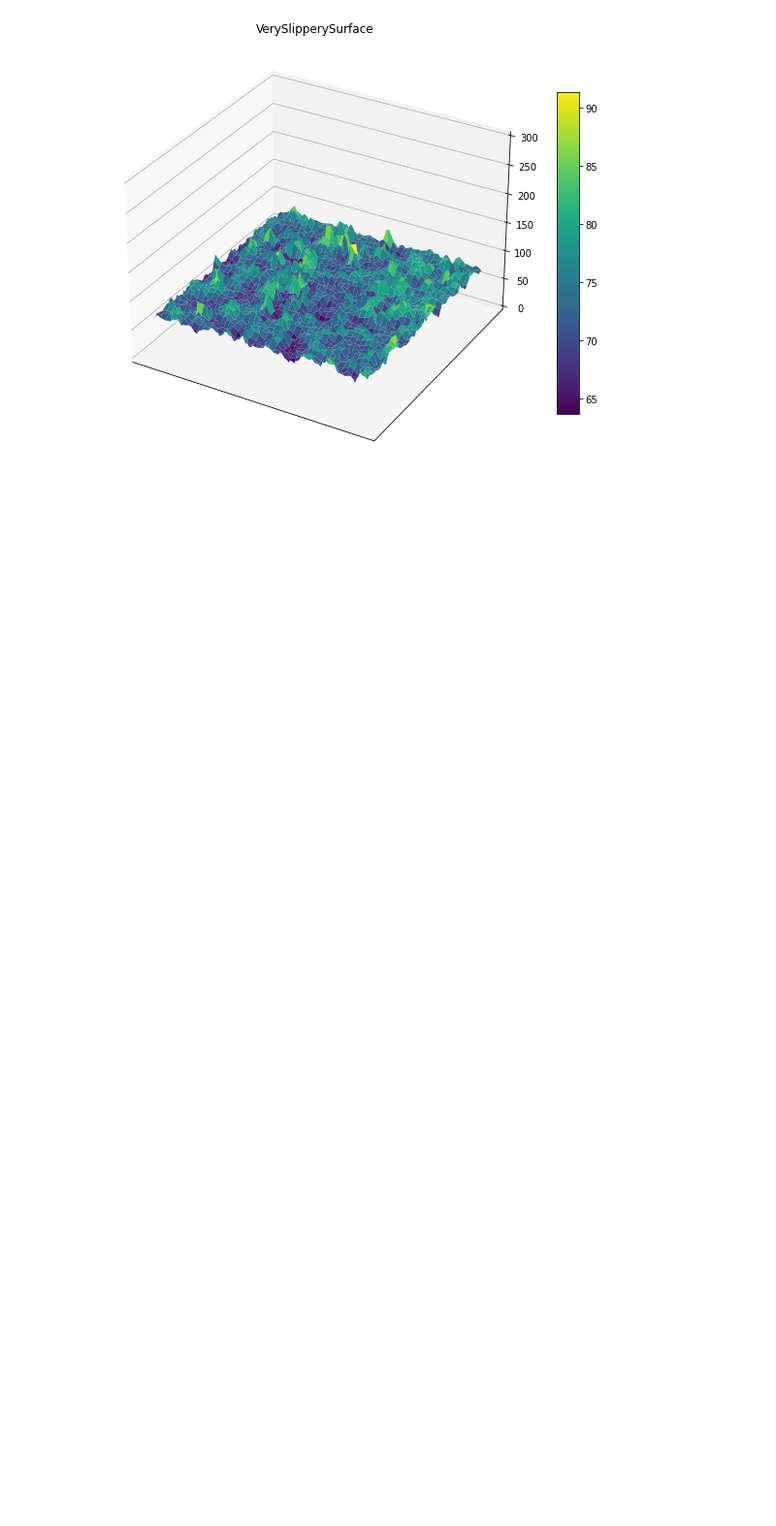
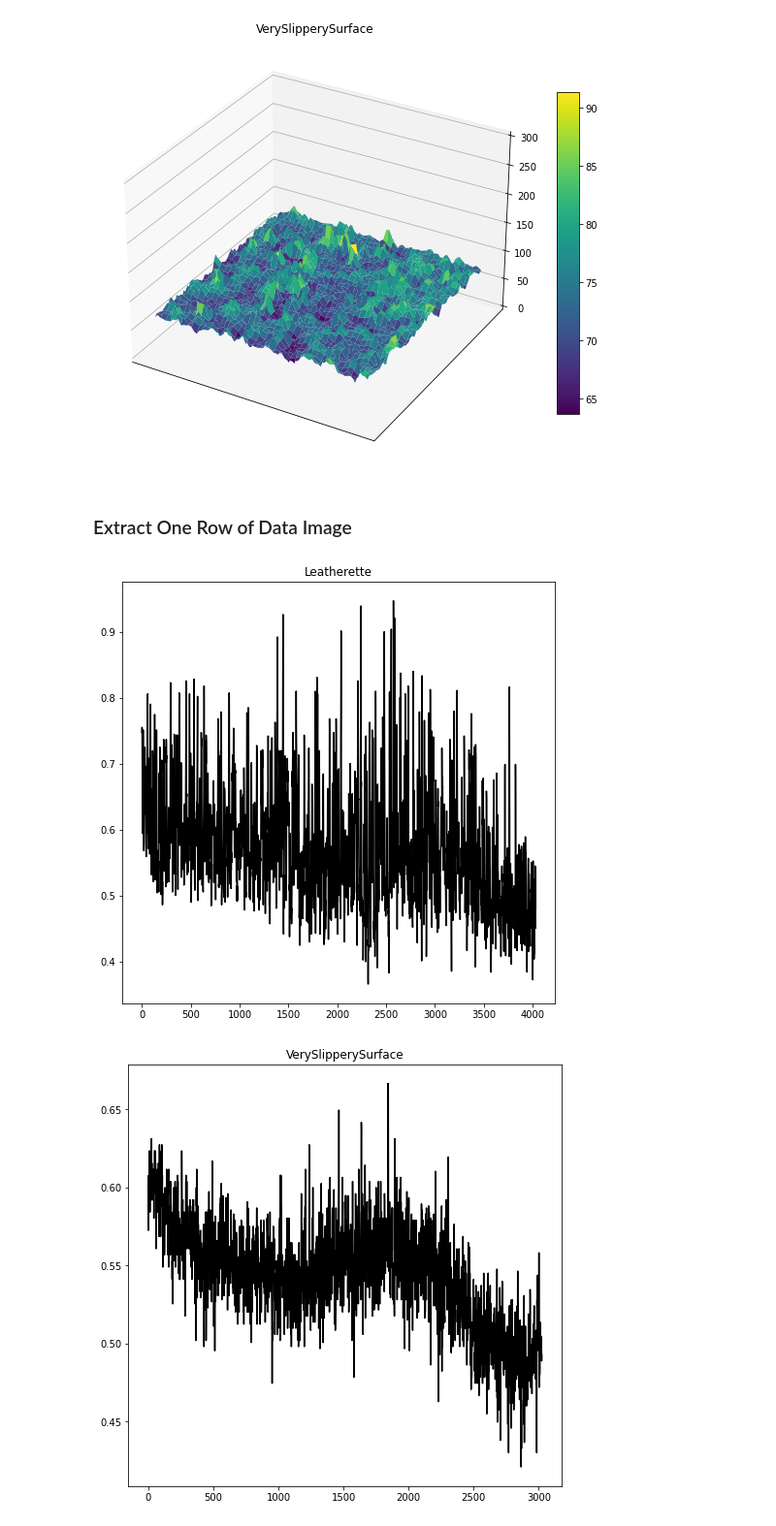
Before and after one commit to Kchanghun/CompareSurfaceRoughness, a Jupyter notebook: CompareSurfaceRoughness.ipynb, the cells around one changed output. Shown at 97% size. Cells and saved outputs as stored; diff of their text form; code cells hidden in the pictures; blank space fills up the shorter version.

Commit message:
extract one row which is located in center of Data image

```diff
--- a/CompareSurfaceRoughness.ipynb
+++ b/CompareSurfaceRoughness.ipynb
@@ -99,3 +99,22 @@ draw_surface('VerySlipperySurface',Gray_VerySlipperySurface,40,(0,300))
 # %% [output]
 [figure]
 [figure]
+# %% [markdown]
+### Extract One Row of Data Image
+# %%
+def extract_one_rowOf_DataImage(title, grayscaledImg, set_zlim):
+    plt.figure(figsize=(8,8))
+
+    center_row = grayscaledImg.shape[0]//2
+    extract_center_row = grayscaledImg[:,center_row]
+
+    plt.plot(extract_center_row, '-', color='black')
+
+    plt.title(title)
+    plt.show
+# %%
+extract_one_rowOf_DataImage('Leatherette',Gray_Leatherette, 100)
+extract_one_rowOf_DataImage('VerySlipperySurface',Gray_VerySlipperySurface,100)
+# %% [output]
+[figure, added]
+[figure, added]
```
